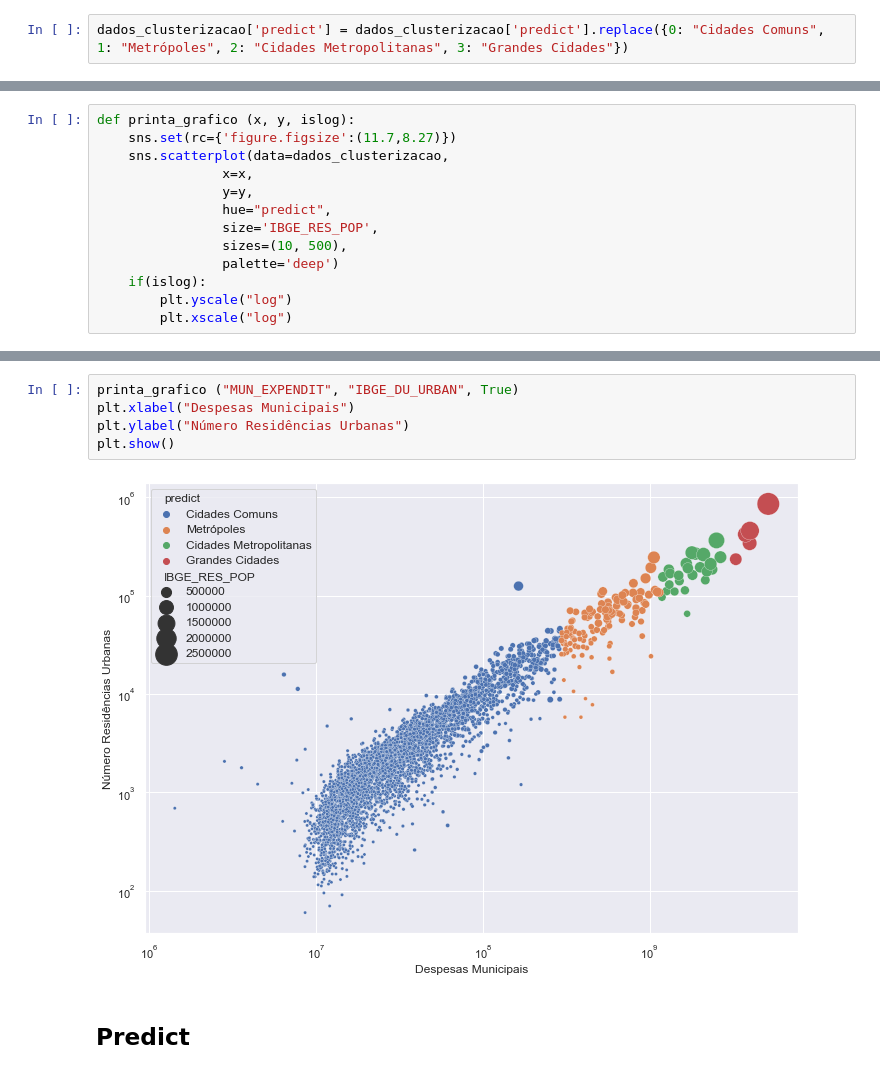
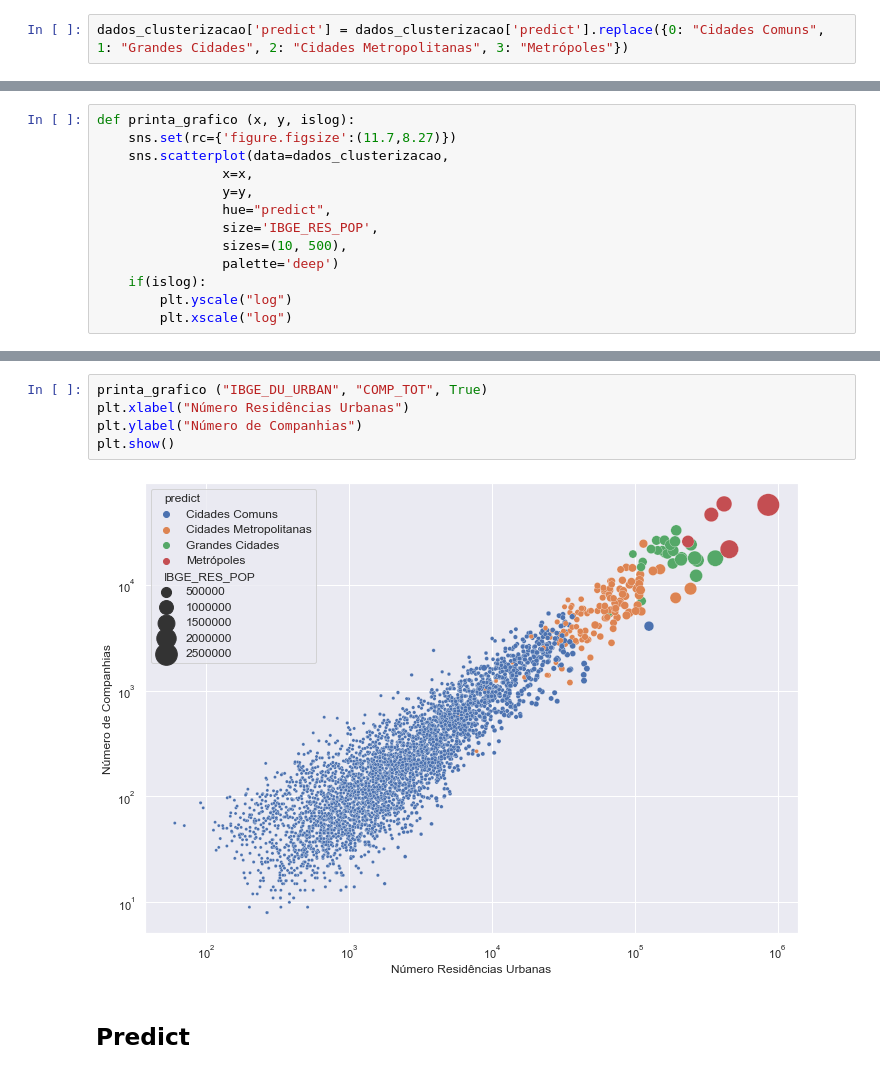
Before and after one commit to vhvictorhugo/brasil_em_dados, a Jupyter notebook: main.ipynb, the cells around one changed output, grey strips where cells are left out. Saved outputs shown, nothing was run; the diff lists cells and outputs as text.

```diff
--- a/main.ipynb
+++ b/main.ipynb
@@ -686,5 +688,5 @@ Name: predict, dtype: int64
 # %%
-dados_clusterizacao['predict'] = dados_clusterizacao['predict'].replace({0: "Cidades Comuns", 1: "Metrópoles", 2: "Cidades Metropolitanas", 3: "Grandes Cidades"})
+dados_clusterizacao['predict'] = dados_clusterizacao['predict'].replace({0: "Cidades Comuns", 1: "Grandes Cidades", 2: "Cidades Metropolitanas", 3: "Metrópoles"})
 # %%
 sns.pairplot(dados_clusterizacao, hue='predict')
 plt.yscale("log")
@@ -738,10 +740,10 @@ plt.show()
 # %%
-printa_grafico ("MUN_EXPENDIT", "IBGE_DU_URBAN", True)
-plt.xlabel("Despesas Municipais")
-plt.ylabel("Número Residências Urbanas")
+printa_grafico ("IBGE_DU_URBAN", "COMP_TOT", True)
+plt.xlabel("Número Residências Urbanas")
+plt.ylabel("Número de Companhias")
 plt.show()
 # %% [output]
-[figure, old version]
+[figure, new version]
 # %% [markdown]
 ## Predict
 # %%
```
Also changed, not shown: parts of 7 cells of this notebook.
